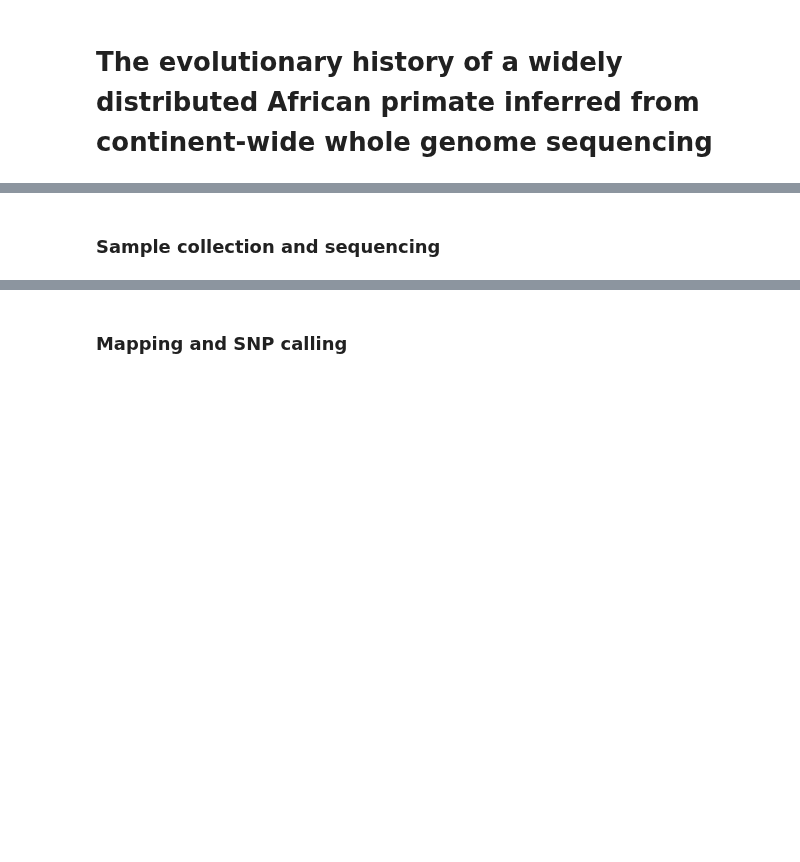
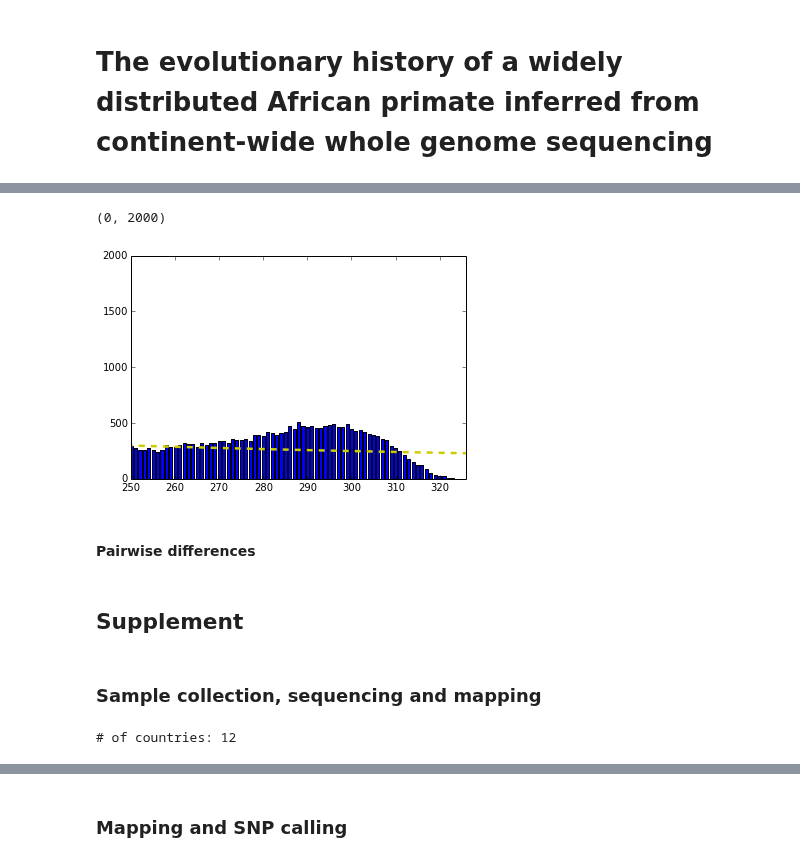
Before and after one commit to peterdfields/hs_vervet, a Jupyter notebook: notebooks/20140607_vervetpopgen_manuscript.ipynb, the cells around one changed output, grey strips where cells are left out. Cells and saved outputs as stored; diff of their text form; code cells hidden in the pictures; blank space fills up the shorter version.

```diff
--- a/notebooks/20140607_vervetpopgen_manuscript.ipynb
+++ b/notebooks/20140607_vervetpopgen_manuscript.ipynb
@@ -26,0 +138,4 @@ colors = ["blue","magenta","cyan","green","orange","red"]
+# %%
+anc_df = get_anc_df("CAE29")
+# %%
+anc_der_df = anc_der_df(gen_df,anc_df)
@@ -26,0 +150,10 @@ colors = ["blue","magenta","cyan","green","orange","red"]
+# %%
+plot_hist(*get_acs(anc_der_df))
+ax = plt.gca()
+ax.set_xlim([250,326])
+ax.set_ylim([0,2000])
+# %% [output]
+(0, 2000)
+[figure, added]
+# %% [markdown]
+#### Pairwise differences
@@ -27,2 +166,10 @@ colors = ["blue","magenta","cyan","green","orange","red"]
+# %% [markdown]
+## Supplement
 # %% [markdown]
-### Sample collection and sequencing
+### Sample collection, sequencing and mapping
+# %%
+stats_table = meta_df.sort(["population","country"])
+del stats_table["path"]
+print "# of countries:", len(stats_table["country"].unique())
+# %% [output]
+# of countries: 12
```
Also changed, not shown: parts of 29 cells of this notebook, 8 other files.
